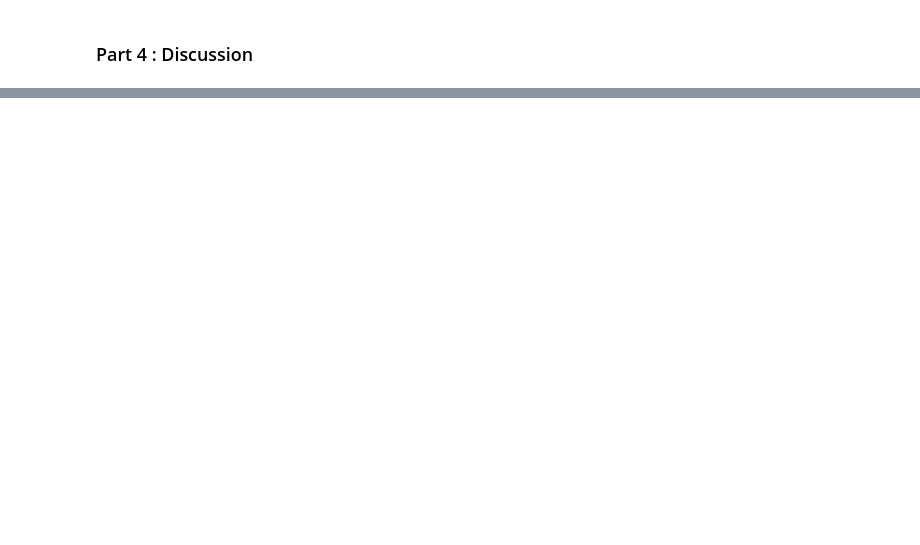
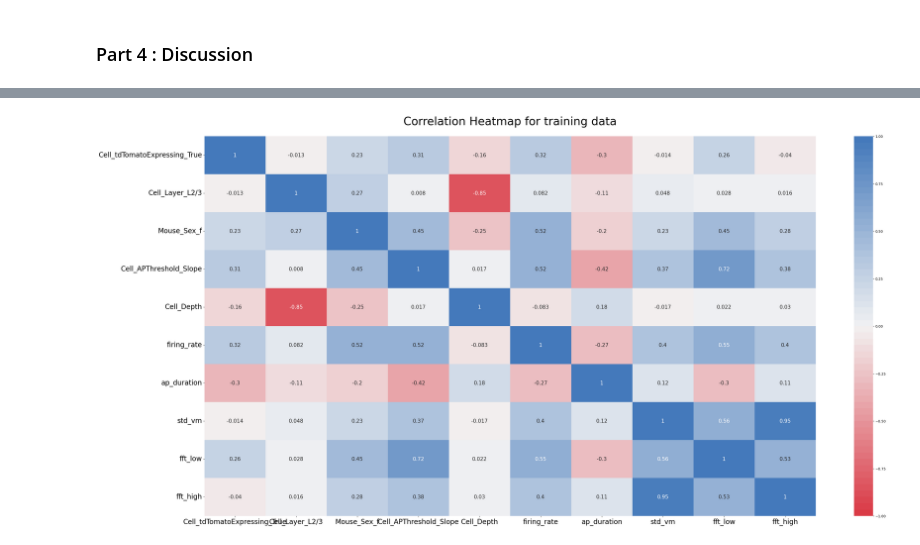
Before and after one commit to mariscoglio/bio482_cell_classifier, a Jupyter notebook: feature_selection.ipynb, the cells around one changed output, grey strips where cells are left out. Cells and saved outputs as stored; diff of their text form; code cells hidden in the pictures; blank space fills up the shorter version.

```diff
--- a/feature_selection.ipynb
+++ b/feature_selection.ipynb
@@ -148,0 +257,33 @@ print("Features selected by backward sequential selection:\n " f"{features_sfs_b
+# %%
+# Get dataframe to see which features are selected by which method
+
+# Convert list of features selected in pd.Series
+features_rfecv = pd.Series(features_rfecv)
+features_sfm = pd.Series(features_sfm)
+features_sfs_forward = pd.Series(features_sfs_forward)
+features_sfs_backward = pd.Series(features_sfs_backward)
+
+# List of all unique features selected for all methods
+features_all = pd.Series(pd.concat([features_rfecv, features_sfm, features_sfs_forward]).unique())  # features_sfs_backward
+
+# Test for each method if the given feature is selected for each feature in features_all
+test_rfecv = features_all.isin(features_rfecv)
+test_sfm = features_all.isin(features_sfm)
+test_sfs_forward = features_all.isin(features_sfs_forward)
+test_sfs_backward = features_all.isin(features_sfs_backward)
+
+# Construct dataframe
+df_comparison = pd.DataFrame(list(zip(features_all, test_rfecv, test_sfm, test_sfs_forward, test_sfs_backward)), # test_sfs_backward
+                             columns =['Feature', 'rfecv', 'sfm', 'sfs_fwd', 'sfs_bkd']) # 'sfs_bkd'
+
+# Set feature column as dataframe index
+df_comparison = df_comparison.set_index("Feature")
+
+# Add column with number of True
+df_comparison['Number'] = df_comparison.replace({False:0, True:1}).sum(axis=1)
+
+# Sort values
+df_comparison = df_comparison.sort_values(by='Number', ascending=False) \
+                             .replace({False:"", True:"X"})
+
+df_comparison
@@ -148,0 +308,13 @@ print("Features selected by backward sequential selection:\n " f"{features_sfs_b
+# %%
+# Heatmap of correlation between features we keep
+# Keep the chosen features
+features_toKeep = features_sfs_forward # can be changed, here the features selected by forward sequential selection are kept because te/hey are amongst most chosen across all methods
+# Get the X_train matrix with only the features we keep
+X_selection_train = X_train[features_toKeep]
+# Plot correlation heatmap
+plt.figure(figsize=(40, 20))
+heatmap = sns.heatmap(round(X_selection_train.corr(),3), annot=True,  vmin=-1, vmax=1, cmap = sns.diverging_palette(10,250, n=60), annot_kws={"fontsize":15})
+heatmap.set_title('Correlation Heatmap for training data', fontdict={'fontsize':33}, pad=33)
+plt.tick_params(axis='both', labelsize=20)
+# %% [output]
+[figure, added]
```
Also changed, not shown: parts of 20 cells of this notebook.
